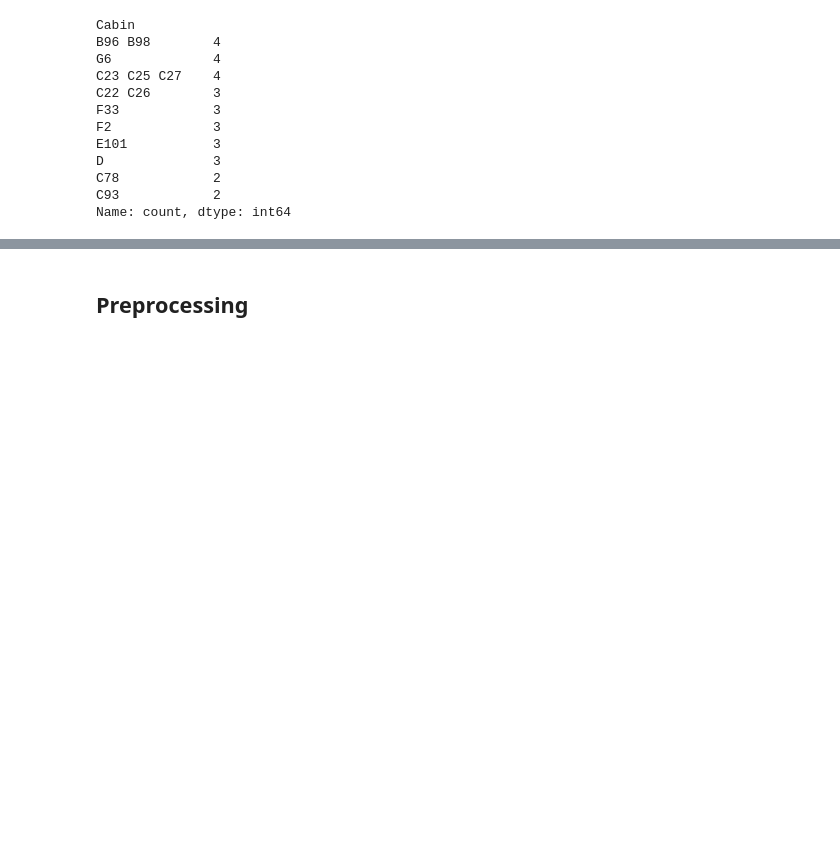
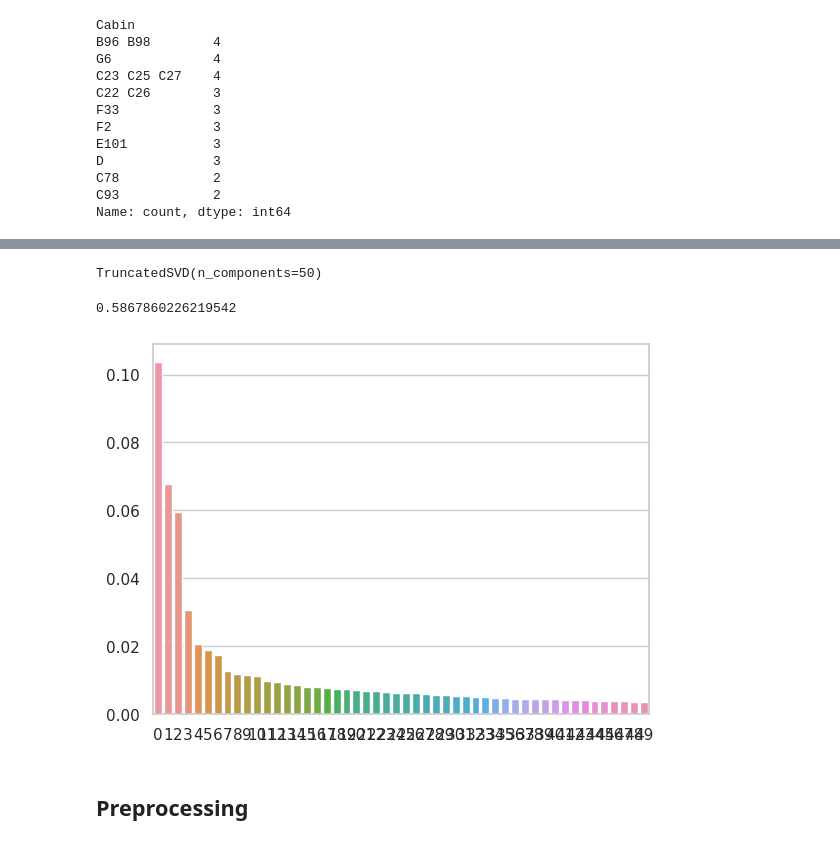
Before and after one commit to dtuleva/Kaggle_Competitions, a Jupyter notebook: titanic_machine_learning_from_disaster.ipynb, the cells around one changed output, grey strips where cells are left out. Saved outputs shown, nothing was run; the diff lists cells and outputs as text; code cells hidden in the pictures; blank space fills up the shorter version.

```diff
--- a/titanic_machine_learning_from_disaster.ipynb
+++ b/titanic_machine_learning_from_disaster.ipynb
@@ -272,0 +279,3 @@ titanic_data[titanic_data.Name.str.contains("Carter")]
+# %%
+name_count_vectorizer = CountVectorizer(min_df = 2)
+name_count_vectorizer.fit(titanic_data.Name)
@@ -272,0 +288,2 @@ titanic_data[titanic_data.Name.str.contains("Carter")]
+# %%
+name_vectorized = name_count_vectorizer.transform(titanic_data.Name)
@@ -273,3 +315,18 @@ titanic_data[titanic_data.Name.str.contains("Carter")]
+# %%
+svd = TruncatedSVD(50)
+# %%
+svd.fit(name_vectorized)
+# %% [output]
+TruncatedSVD(n_components=50)
+# %%
+svd.explained_variance_ratio_.sum()
+# %% [output]
+0.5867860226219542
+# %%
+sns.barplot(x = np.arange(svd.n_components), y = svd.explained_variance_ratio_)
+plt.show()
+# %% [output]
+[figure, added]
 # %% [markdown]
 ## Preprocessing
 # %%
```
Also changed, not shown: parts of 11 cells of this notebook.
